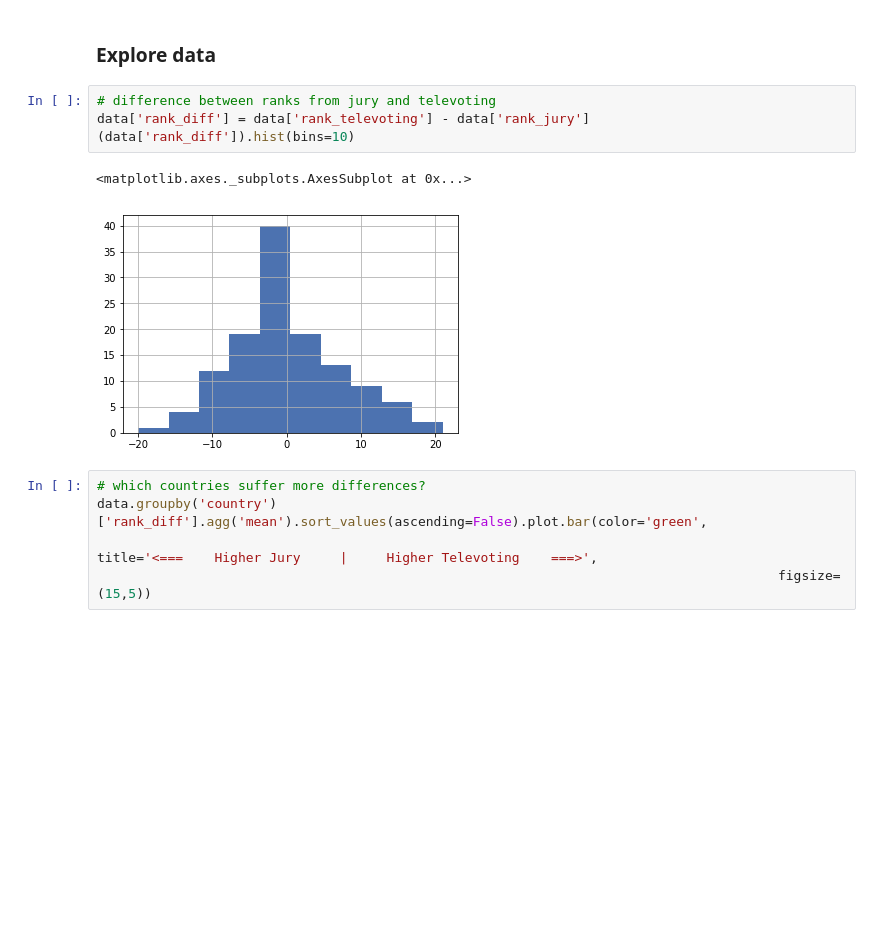
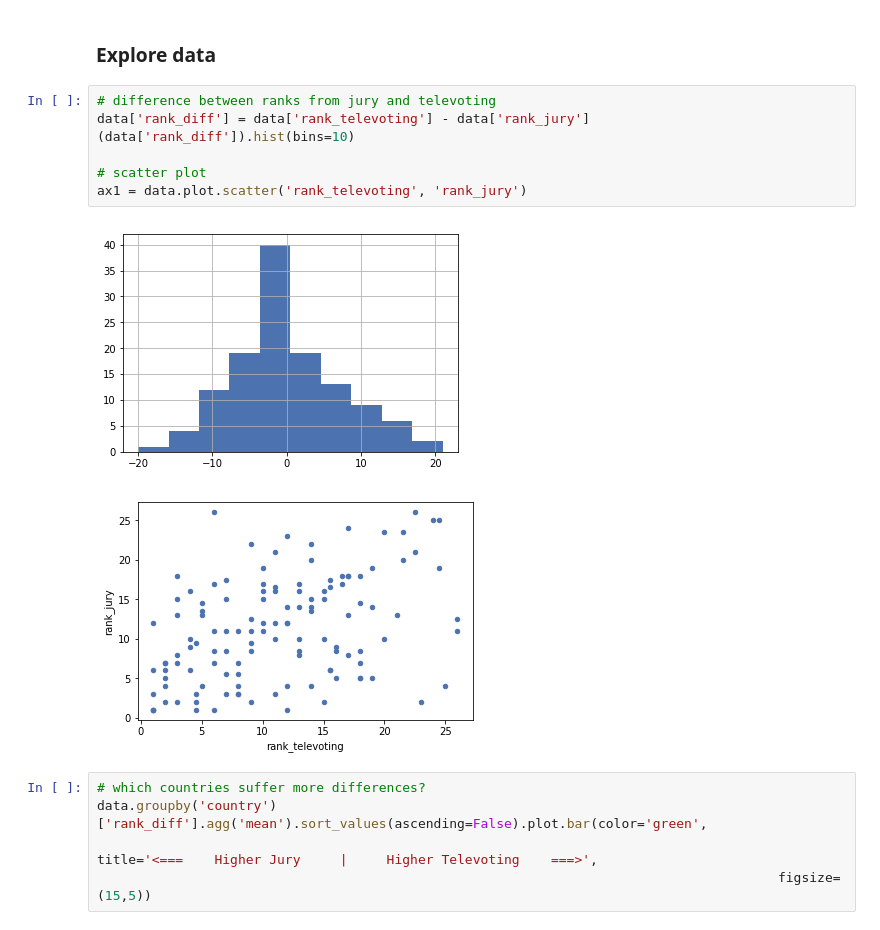
Before and after one commit to eduardbonada/eurovision_tweet_tracker, a Jupyter notebook: notebooks/Model Prediction with 2018 results.ipynb, the cells around one changed output. Drawn from its saved outputs; the diff is of its cells as text; blank space fills up the shorter version.

```diff
--- a/notebooks/Model Prediction with 2018 results.ipynb
+++ b/notebooks/Model Prediction with 2018 results.ipynb
@@ -34,10 +35,13 @@ sum(abs(data['rank_source'] - data['rank_total']))
 # %%
 # difference between ranks from jury and televoting
 data['rank_diff'] = data['rank_televoting'] - data['rank_jury']
 (data['rank_diff']).hist(bins=10)
+
+# scatter plot
+ax1 = data.plot.scatter('rank_televoting', 'rank_jury')
 # %% [output]
-<matplotlib.axes._subplots.AxesSubplot at 0x...>
 [figure]
+[figure, added]
 # %%
 # which countries suffer more differences?
 data.groupby('country')['rank_diff'].agg('mean').sort_values(ascending=False).plot.bar(color='green',
```
Also changed, not shown: parts of 13 cells of this notebook, 1 other file.
